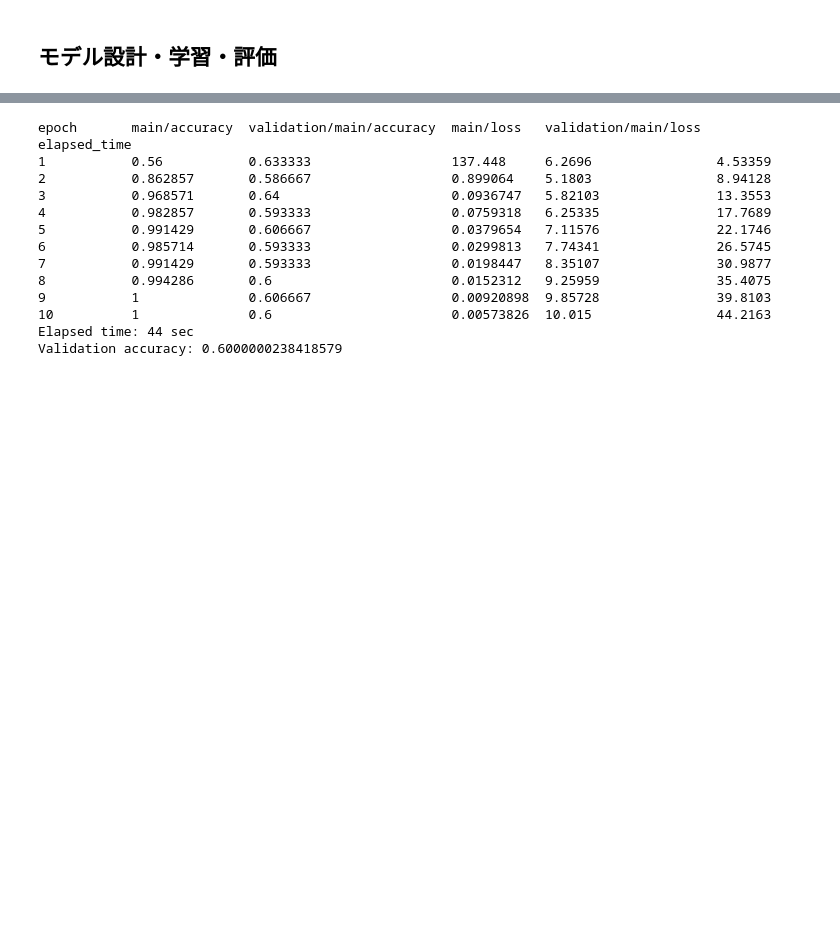
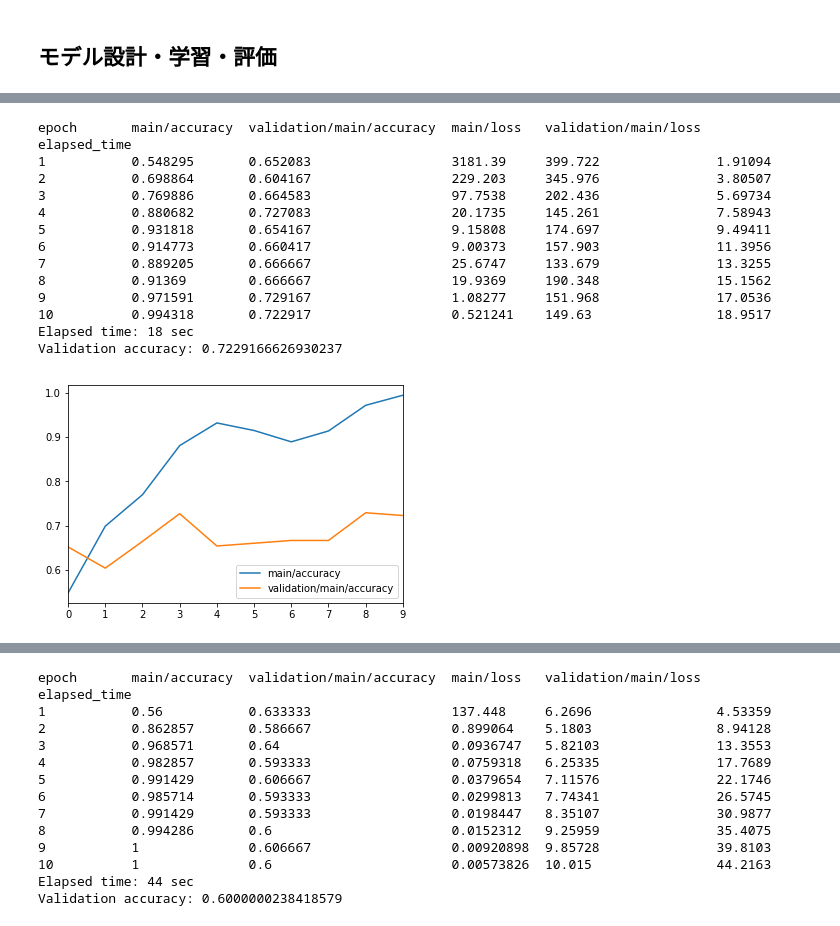
Before and after one commit to tea7010/howto_chainer, a Jupyter notebook: examination_EDA.ipynb, the cells around one changed output, grey strips where cells are left out. Saved outputs shown, nothing was run; the diff lists cells and outputs as text; code cells hidden in the pictures; blank space fills up the shorter version.

```diff
--- a/examination_EDA.ipynb
+++ b/examination_EDA.ipynb
@@ -263,3 +265,48 @@ Validation accuracy: 0.7354166507720947
+# %%
+setting = {
+    'epoch': 10,
+    'batch_size': 16,
+    'use_gpu': True
+}
+
+class CNN(chainer.Chain):
+    def __init__(self, n_mid=100, n_out=2):
+        super().__init__()
+        with self.init_scope():
+            self.cnv1 = L.Convolution2D(in_channels=3,
+                                        out_channels=16,
+                                        ksize=3,
+                                        stride=1,
+                                        pad=1)
+            self.fc1 = L.Linear(None, n_mid)
+            self.fco = L.Linear(None, n_out)
+
+    def __call__(self, x):
+        h = self.cnv1(x)
+        h = F.relu(h)
+        h = F.max_pooling_2d(h, 3, 3)
+        h = self.fc1(h)
+        h = self.fco(h)
+        return h
+
+network = CNN()
+model = model_evaluation(network, setting['epoch'], setting['batch_size'], setting['use_gpu'])
+result = visualize_result()
+# %% [output]
+epoch       main/accuracy  validation/main/accuracy  main/loss   validation/main/loss  elapsed_time
+1           0.548295       0.652083                  3181.39     399.722               1.91094
+2           0.698864       0.604167                  229.203     345.976               3.80507
+3           0.769886       0.664583                  97.7538     202.436               5.69734
+4           0.880682       0.727083                  20.1735     145.261               7.58943
+5           0.931818       0.654167                  9.15808     174.697               9.49411
+6           0.914773       0.660417                  9.00373     157.903               11.3956
+7           0.889205       0.666667                  25.6747     133.679               13.3255
+8           0.91369        0.666667                  19.9369     190.348               15.1562
+9           0.971591       0.729167                  1.08277     151.968               17.0536
+10          0.994318       0.722917                  0.521241    149.63                18.9517
+Elapsed time: 18 sec
+Validation accuracy: 0.7229166626930237
+[figure, added]
 # %%
 setting = {
     'epoch': 10,
```
Also changed, not shown: parts of 2 cells of this notebook, 7 other files.
